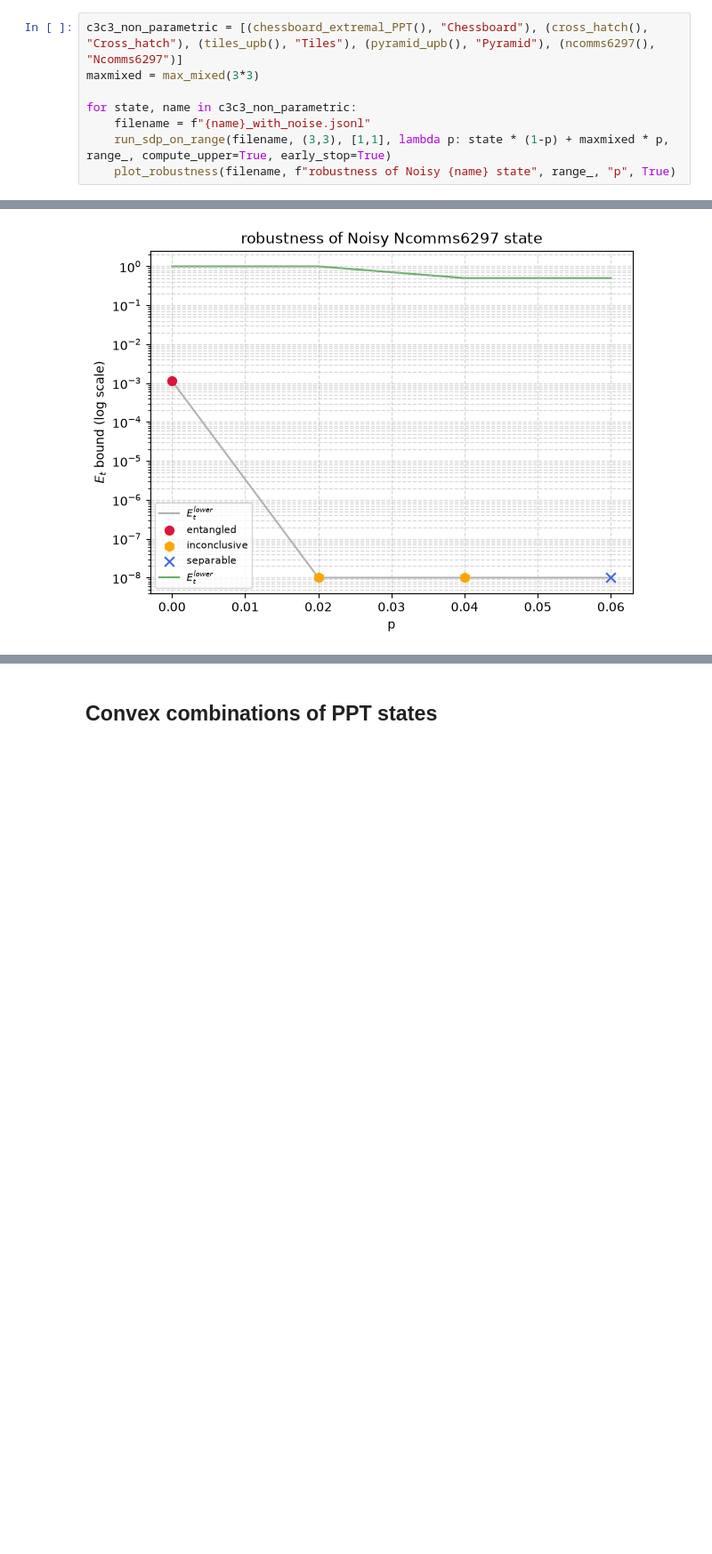
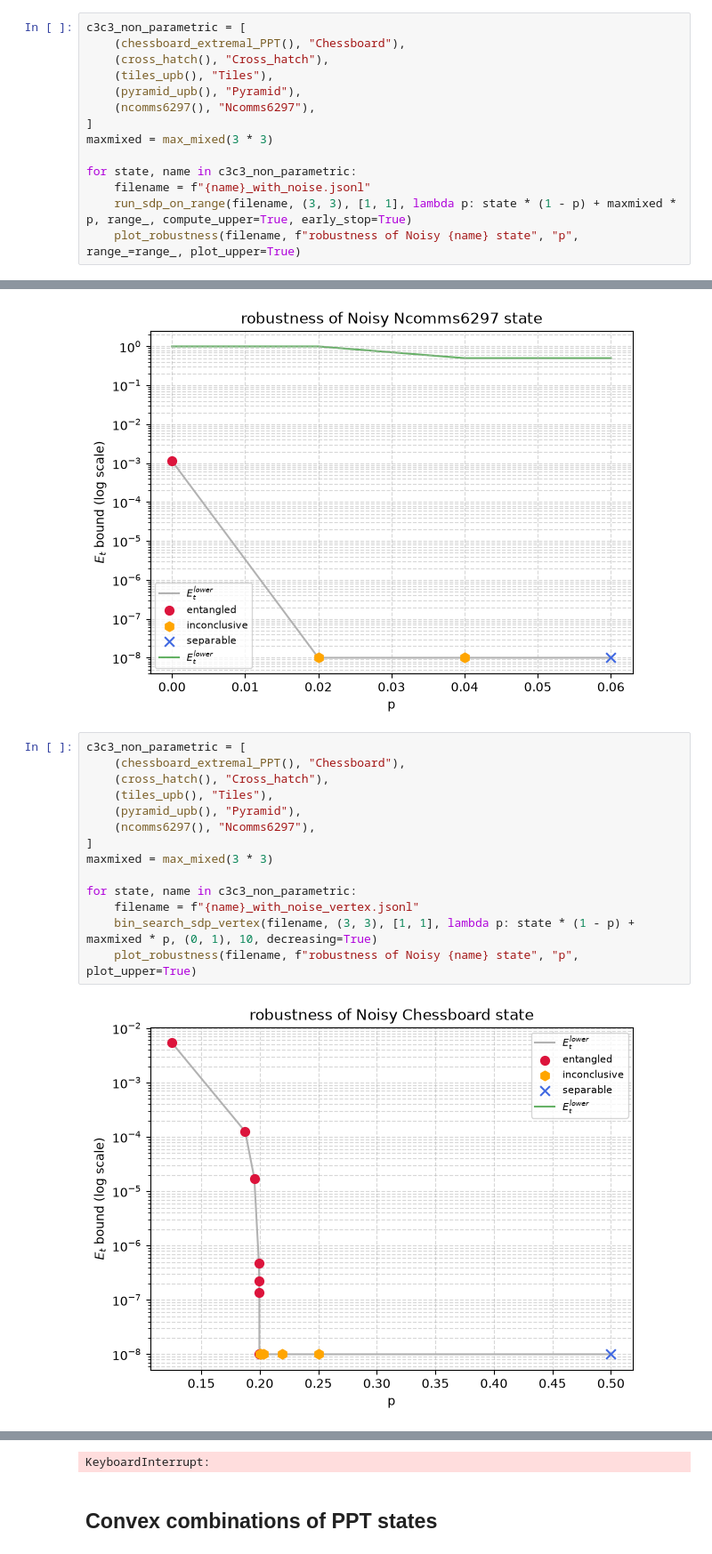
Before and after one commit to AVlyx/QuantifyingSchmidtNumber, a Jupyter notebook: sdp.ipynb, the cells around one changed output, grey strips where cells are left out. Shown at 89% size. Cells and saved outputs as stored; diff of their text form; blank space fills up the shorter version.

```diff
--- a/sdp.ipynb
+++ b/sdp.ipynb
@@ -29,16 +28,38 @@ plot_robustness(filename, "robustness of Horodecki state", range_, "a", True)
 # %% [markdown]
 ## States with added noise
 # %%
-c3c3_non_parametric = [(chessboard_extremal_PPT(), "Chessboard"), (cross_hatch(), "Cross_hatch"), (tiles_upb(), "Tiles"), (pyramid_upb(), "Pyramid"), (ncomms6297(), "Ncomms6297")]
-maxmixed = max_mixed(3*3)
+c3c3_non_parametric = [
+    (chessboard_extremal_PPT(), "Chessboard"),
+    (cross_hatch(), "Cross_hatch"),
+    (tiles_upb(), "Tiles"),
+    (pyramid_upb(), "Pyramid"),
+    (ncomms6297(), "Ncomms6297"),
+]
+maxmixed = max_mixed(3 * 3)
 
 for state, name in c3c3_non_parametric:
     filename = f"{name}_with_noise.jsonl"
-    run_sdp_on_range(filename, (3,3), [1,1], lambda p: state * (1-p) + maxmixed * p, range_, compute_upper=True, early_stop=True)
-    plot_robustness(filename, f"robustness of Noisy {name} state", range_, "p", True)
+    run_sdp_on_range(filename, (3, 3), [1, 1], lambda p: state * (1 - p) + maxmixed * p, range_, compute_upper=True, early_stop=True)
+    plot_robustness(filename, f"robustness of Noisy {name} state", "p", range_=range_, plot_upper=True)
 # %% [output]
 [figure]
 [figure]
 [figure]
 [figure]
 [figure]
+# %%
+c3c3_non_parametric = [
+    (chessboard_extremal_PPT(), "Chessboard"),
+    (cross_hatch(), "Cross_hatch"),
+    (tiles_upb(), "Tiles"),
+    (pyramid_upb(), "Pyramid"),
+    (ncomms6297(), "Ncomms6297"),
+]
+maxmixed = max_mixed(3 * 3)
+
+for state, name in c3c3_non_parametric:
+    filename = f"{name}_with_noise_vertex.jsonl"
+    bin_search_sdp_vertex(filename, (3, 3), [1, 1], lambda p: state * (1 - p) + maxmixed * p, (0, 1), 10, decreasing=True)
+    plot_robustness(filename, f"robustness of Noisy {name} state", "p", plot_upper=True)
+# %% [output]
+[figure, added]
@@ -45,3 +68,4 @@ for state, name in c3c3_non_parametric:
+KeyboardInterrupt:
 # %% [markdown]
 ## Convex combinations of PPT states
 # %%
```
Also changed, not shown: parts of 8 cells of this notebook, 6 other files.
